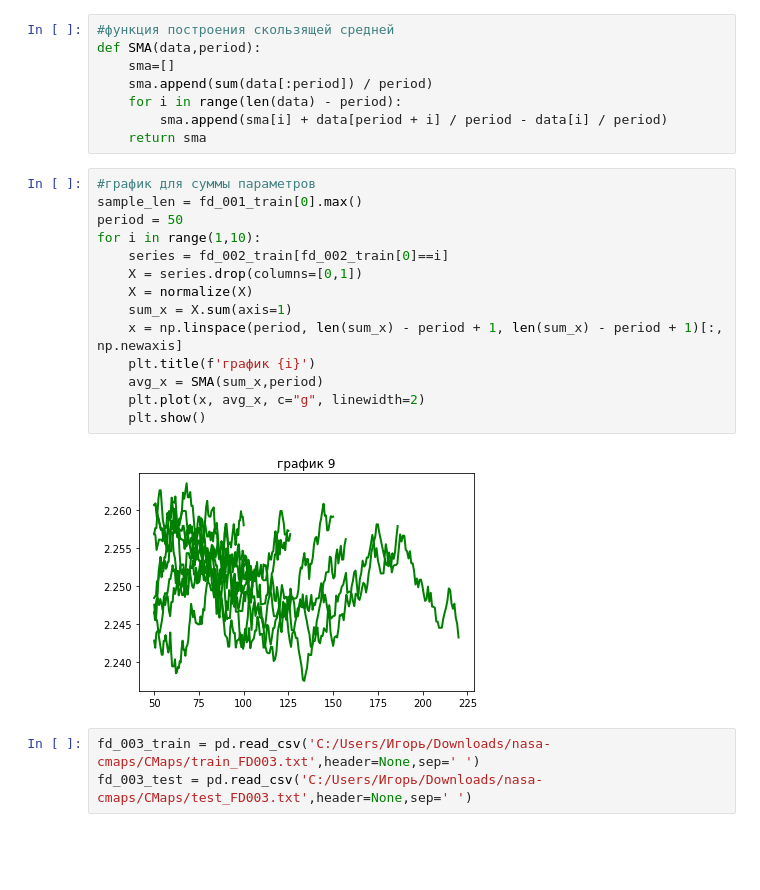
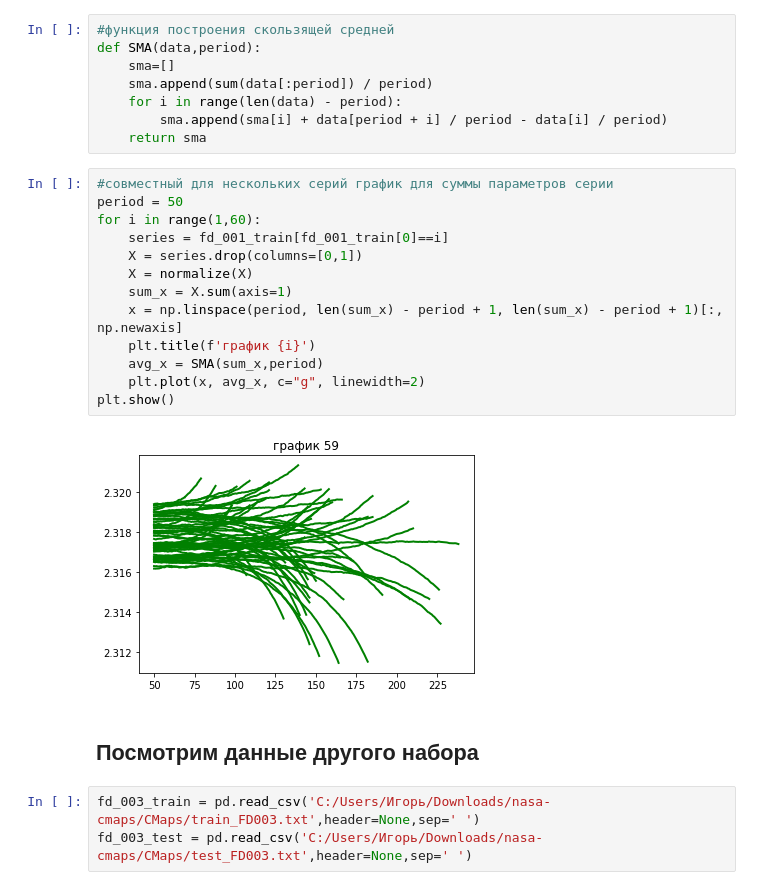
Before and after one commit to ikucherevsky/netology_diplom, a Jupyter notebook: failure_prediction_data_analyze.ipynb, the cells around one changed output. Saved outputs shown, nothing was run; the diff lists cells and outputs as text; blank space fills up the shorter version.

```diff
--- a/failure_prediction_data_analyze.ipynb
+++ b/failure_prediction_data_analyze.ipynb
@@ -97,21 +116,22 @@ def SMA(data,period):
         sma.append(sma[i] + data[period + i] / period - data[i] / period)
     return sma
 # %%
-#график для суммы параметров
-sample_len = fd_001_train[0].max()
+#совместный для нескольких серий график для суммы параметров серии
 period = 50
-for i in range(1,10):
-    series = fd_002_train[fd_002_train[0]==i]
+for i in range(1,60):
+    series = fd_001_train[fd_001_train[0]==i]
     X = series.drop(columns=[0,1])
     X = normalize(X)
     sum_x = X.sum(axis=1)
     x = np.linspace(period, len(sum_x) - period + 1, len(sum_x) - period + 1)[:, np.newaxis]
     plt.title(f'график {i}')
     avg_x = SMA(sum_x,period)
     plt.plot(x, avg_x, c="g", linewidth=2)
-    plt.show()
+plt.show()
 # %% [output]
-[figure, old version]
+[figure, new version]
+# %% [markdown]
+## Посмотрим данные другого набора
 # %%
 fd_003_train = pd.read_csv('C:/Users/Игорь/Downloads/nasa-cmaps/CMaps/train_FD003.txt',header=None,sep=' ')
 fd_003_test = pd.read_csv('C:/Users/Игорь/Downloads/nasa-cmaps/CMaps/test_FD003.txt',header=None,sep=' ')
```
Also changed, not shown: parts of 22 cells of this notebook.
